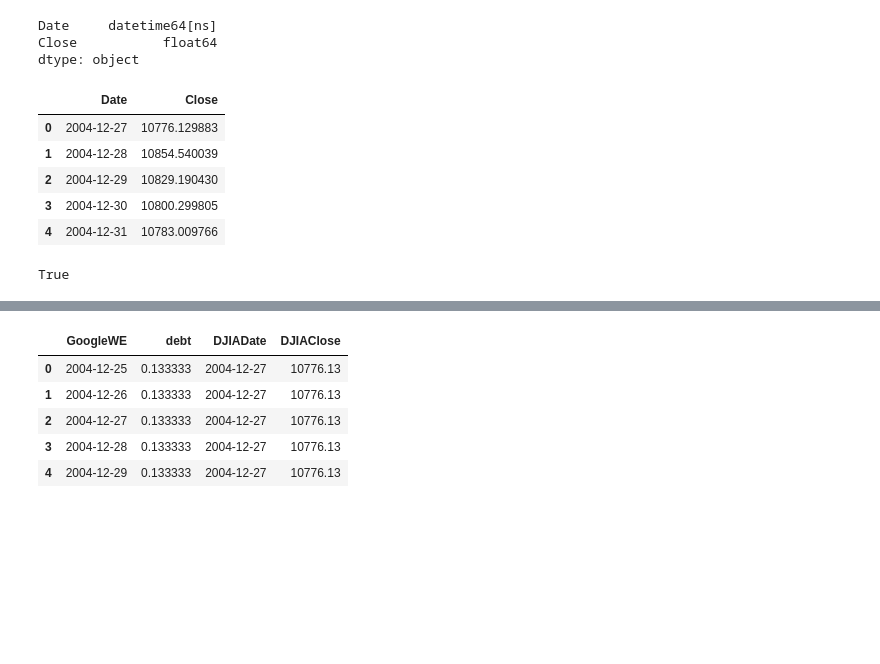
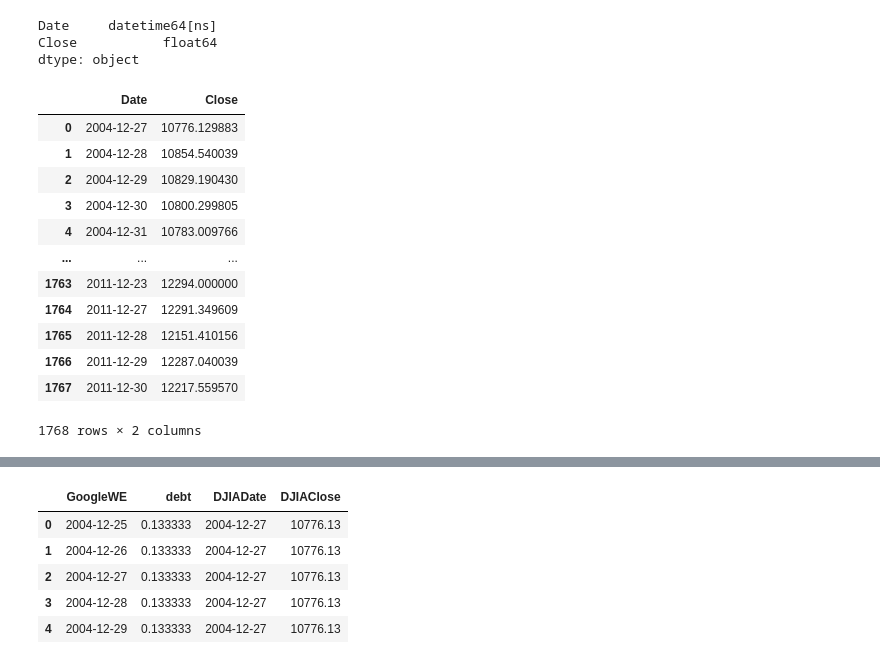
Before and after one commit to edwinriospzn/TradHW02, a Jupyter notebook: THomework2_V01.ipynb, the cells around one changed output, grey strips where cells are left out. Cells and saved outputs as stored; diff of their text form; code cells hidden in the pictures; blank space fills up the shorter version.

```diff
--- a/THomework2_V01.ipynb
+++ b/THomework2_V01.ipynb
@@ -21,18 +20,21 @@ Date     datetime64[ns]
 Close           float64
 dtype: object
 # %%
-Close_DJ_data.head(5)
+Close_DJ_data
 # %% [output]
 |  | Date | Close |
 | 0 | 2004-12-27 | 10776.129883 |
 | 1 | 2004-12-28 | 10854.540039 |
 | 2 | 2004-12-29 | 10829.190430 |
 | 3 | 2004-12-30 | 10800.299805 |
 | 4 | 2004-12-31 | 10783.009766 |
+| ... | ... | ... |
+| 1763 | 2011-12-23 | 12294.000000 |
+| 1764 | 2011-12-27 | 12291.349609 |
+| 1765 | 2011-12-28 | 12151.410156 |
+| 1766 | 2011-12-29 | 12287.040039 |
+| 1767 | 2011-12-30 | 12217.559570 |
+1768 rows × 2 columns
-# %%
-print(datetime(2004,12, 27)==Close_DJ_data['Date'][0])
-# %% [output]
-True
 # %%
 Close_DJ_data = (Close_DJ_data.set_index('Date')
       .reindex(pd.date_range(Stardate-timedelta(weeks=1), Enddate, freq='D'))
```
Also changed, not shown: parts of 23 cells of this notebook, 4 other files.
